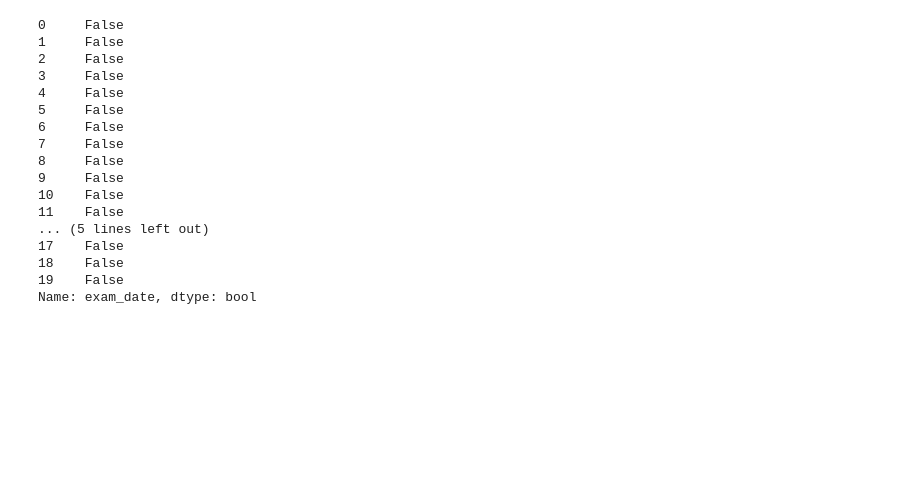
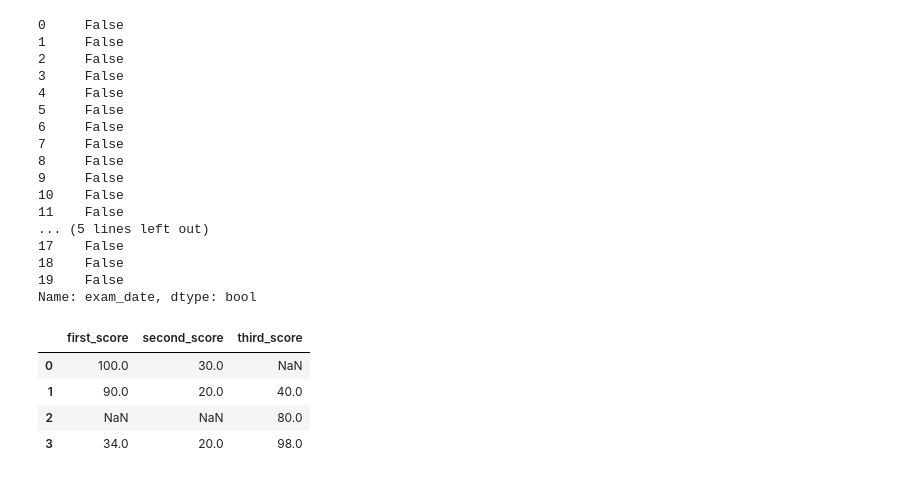
Before and after one commit to LikhitaMagar01/python-foundation-assignments-likhita-magar, a Jupyter notebook: pandas/pandas-foundation.ipynb, the cells around one changed output. Cells and saved outputs as stored; diff of their text form; code cells hidden in the pictures; blank space fills up the shorter version.

```diff
--- a/pandas/pandas-foundation.ipynb
+++ b/pandas/pandas-foundation.ipynb
@@ -347,0 +351,17 @@ Name: exam_date, dtype: bool
+# %%
+# create a pandas dataframe
+
+d = {
+    'first_score': [100, 90, np.nan, 34],
+    'second_score': [30, 20, np.nan, 20],
+    'third_score': [np.nan, 40, 80, 98]
+}
+
+df = pd.DataFrame(d)
+df
+# %% [output]
+|  | first_score | second_score | third_score |
+| 0 | 100.0 | 30.0 | NaN |
+| 1 | 90.0 | 20.0 | 40.0 |
+| 2 | NaN | NaN | 80.0 |
+| 3 | 34.0 | 20.0 | 98.0 |
```
Also changed, not shown: parts of 67 cells of this notebook.
